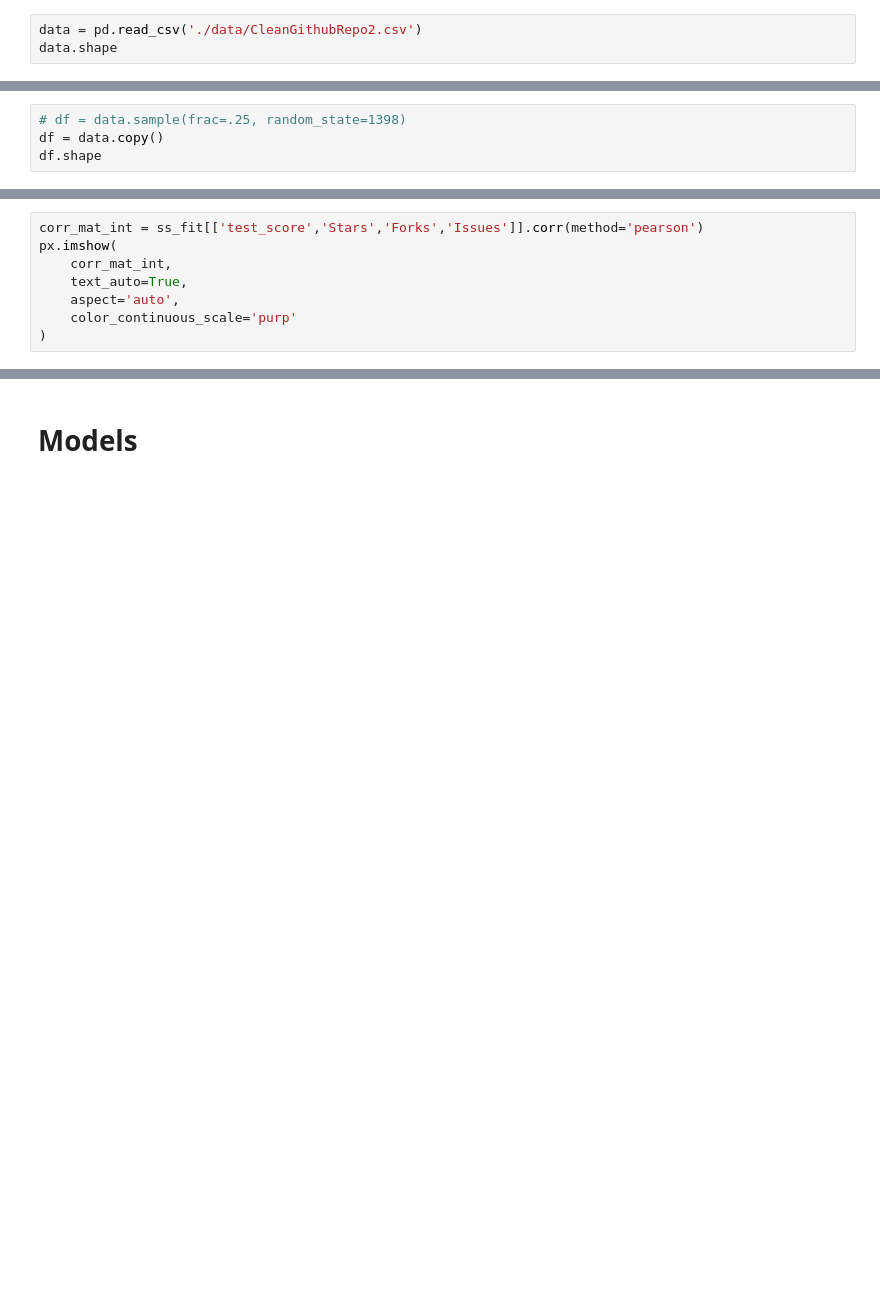
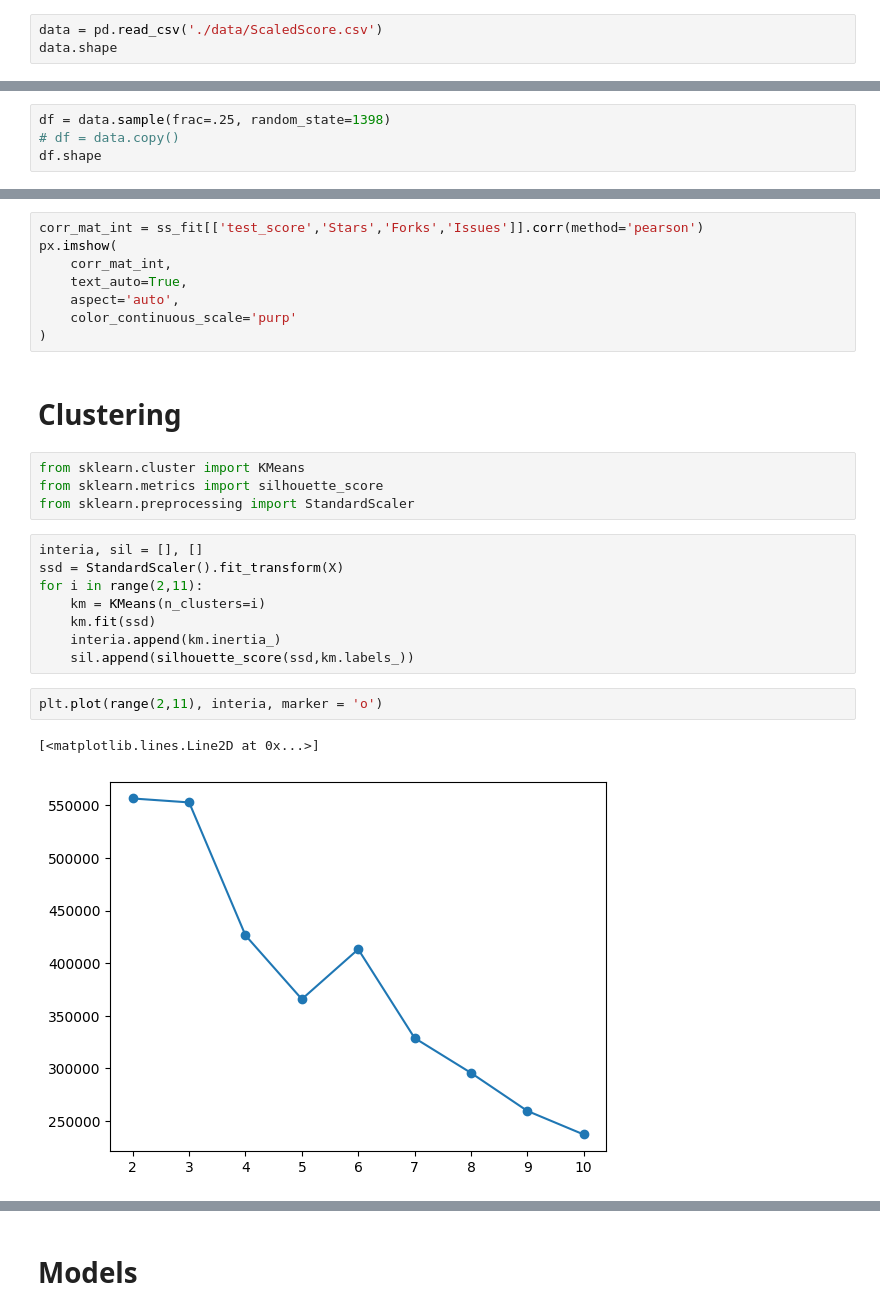
Before and after one commit to Axis-Uz/GitRepo-Analysis, a Jupyter notebook: Modeling.ipynb, the cells around one changed output, grey strips where cells are left out. Cells and saved outputs as stored; diff of their text form; blank space fills up the shorter version.

```diff
--- a/Modeling.ipynb
+++ b/Modeling.ipynb
@@ -13,6 +14,6 @@ import plotly.graph_objects as go
 # %% [markdown]
 As the dataset is so huge, we won't work on the whole dataset for performance reason and will first work on samples of the data
 # %%
-data = pd.read_csv('./data/CleanGithubRepo2.csv')
+data = pd.read_csv('./data/ScaledScore.csv')
 data.shape
 # %% [output]
@@ -20,5 +51,5 @@ data.shape
 # %%
-# df = data.sample(frac=.25, random_state=1398)
-df = data.copy()
+df = data.sample(frac=.25, random_state=1398)
+# df = data.copy()
 df.shape
 # %% [output]
@@ -197,3 +192,22 @@ px.imshow(
     aspect='auto',
     color_continuous_scale='purp'
 )
+# %% [markdown]
+# Clustering
+# %%
+from sklearn.cluster import KMeans
+from sklearn.metrics import silhouette_score
+from sklearn.preprocessing import StandardScaler
+# %%
+interia, sil = [], []
+ssd = StandardScaler().fit_transform(X)
+for i in range(2,11):
+    km = KMeans(n_clusters=i)
+    km.fit(ssd)
+    interia.append(km.inertia_)
+    sil.append(silhouette_score(ssd,km.labels_))
+# %%
+plt.plot(range(2,11), interia, marker = 'o')
+# %% [output]
+[<matplotlib.lines.Line2D at 0x...>]
+[figure, added]
```
Also changed, not shown: parts of 35 cells of this notebook, 1 other file.
